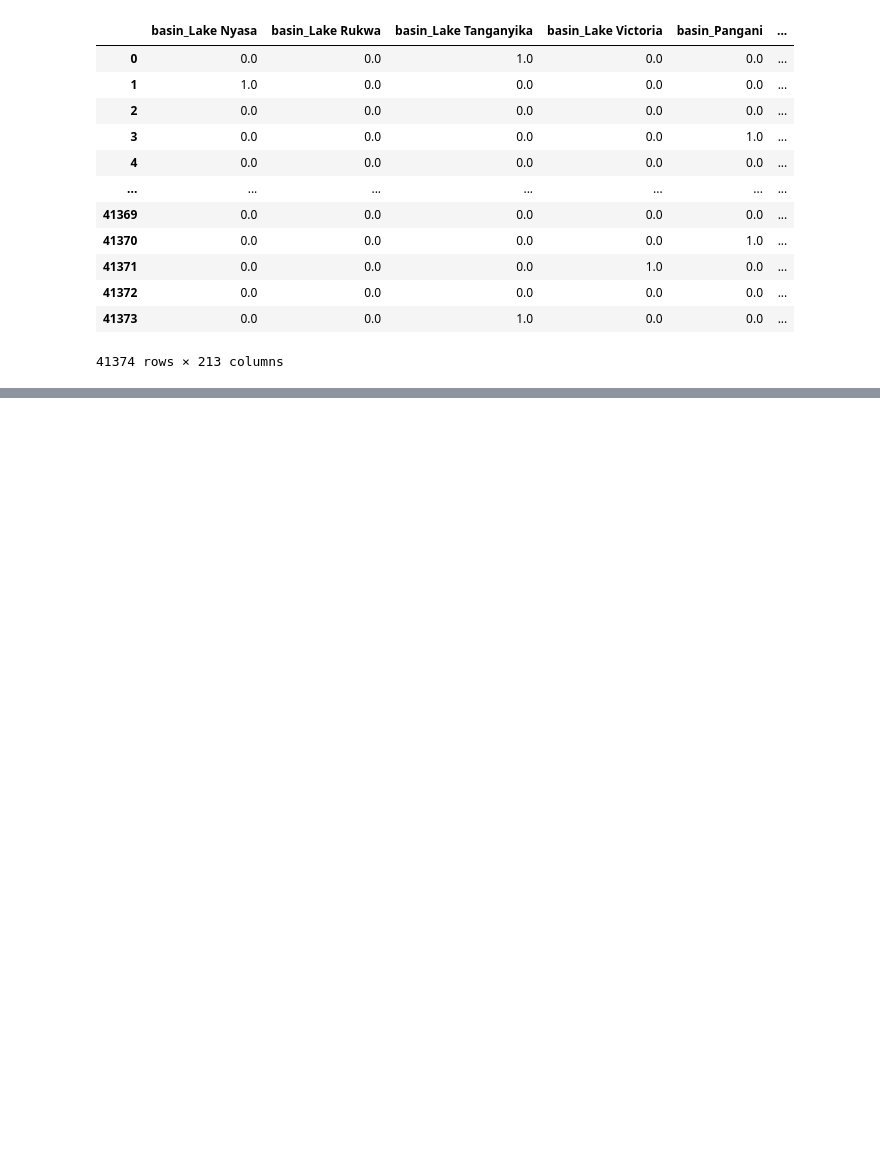
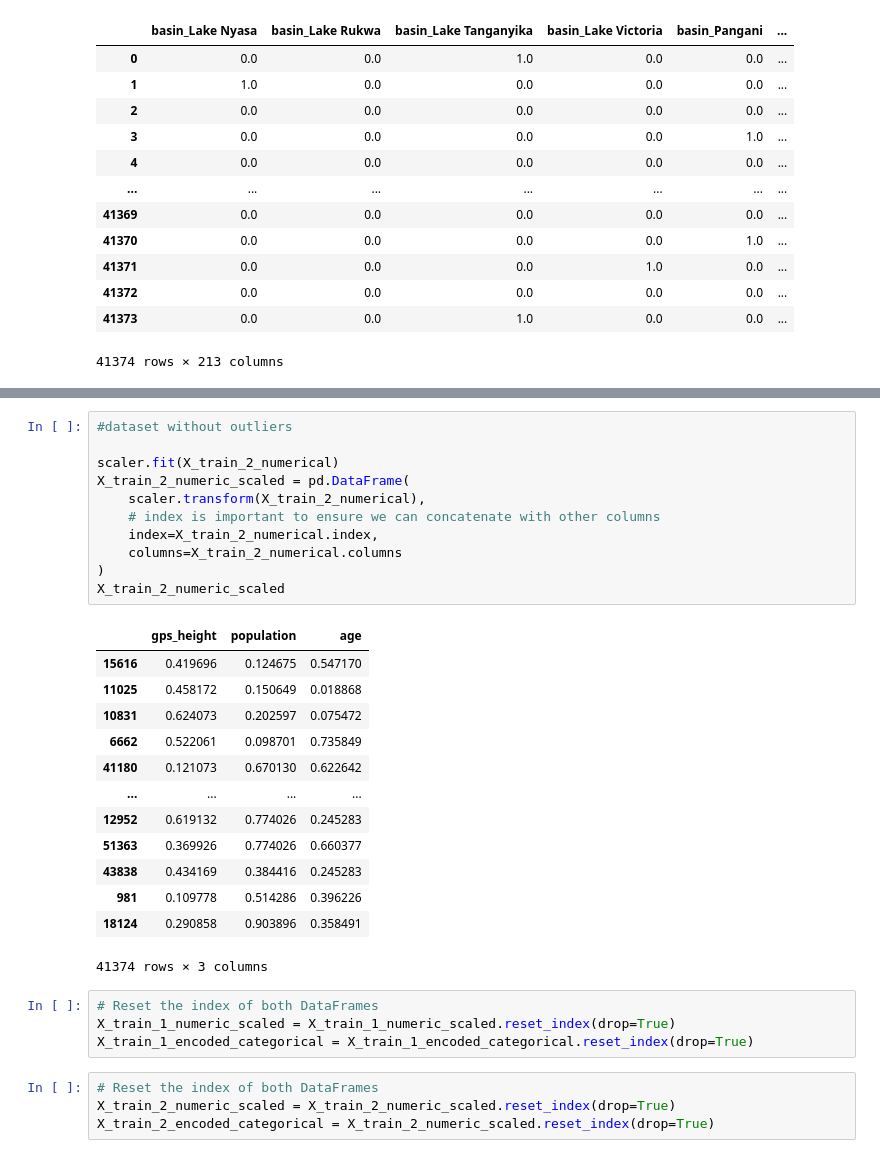
Before and after one commit to leonardkoyio/Phase-3-Project-_v1, a Jupyter notebook: index.ipynb, the cells around one changed output, grey strips where cells are left out. Cells and saved outputs as stored; diff of their text form; blank space fills up the shorter version.

```diff
--- a/index.ipynb
+++ b/index.ipynb
@@ -1308,0 +1372,33 @@ X_train_2_encoded_categorical
+# %%
+#dataset without outliers
+
+scaler.fit(X_train_2_numerical)
+X_train_2_numeric_scaled = pd.DataFrame(
+    scaler.transform(X_train_2_numerical),
+    # index is important to ensure we can concatenate with other columns
+    index=X_train_2_numerical.index,
+    columns=X_train_2_numerical.columns
+)
+X_train_2_numeric_scaled
+# %% [output]
+|  | gps_height | population | age |
+| 15616 | 0.419696 | 0.124675 | 0.547170 |
+| 11025 | 0.458172 | 0.150649 | 0.018868 |
+| 10831 | 0.624073 | 0.202597 | 0.075472 |
+| 6662 | 0.522061 | 0.098701 | 0.735849 |
+| 41180 | 0.121073 | 0.670130 | 0.622642 |
+| ... | ... | ... | ... |
+| 12952 | 0.619132 | 0.774026 | 0.245283 |
+| 51363 | 0.369926 | 0.774026 | 0.660377 |
+| 43838 | 0.434169 | 0.384416 | 0.245283 |
+| 981 | 0.109778 | 0.514286 | 0.396226 |
+| 18124 | 0.290858 | 0.903896 | 0.358491 |
+41374 rows × 3 columns
+# %%
+# Reset the index of both DataFrames
+X_train_1_numeric_scaled = X_train_1_numeric_scaled.reset_index(drop=True)
+X_train_1_encoded_categorical = X_train_1_encoded_categorical.reset_index(drop=True)
+# %%
+# Reset the index of both DataFrames
+X_train_2_numeric_scaled = X_train_2_numeric_scaled.reset_index(drop=True)
+X_train_2_encoded_categorical = X_train_2_numeric_scaled.reset_index(drop=True)
```
Also changed, not shown: parts of 9 cells of this notebook.
